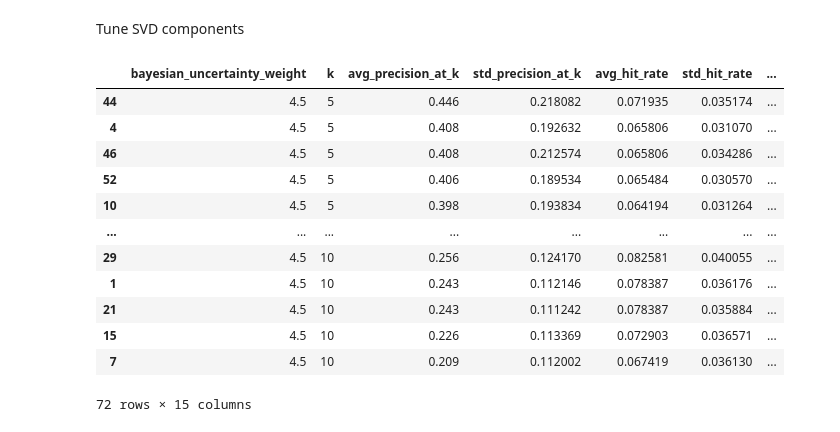
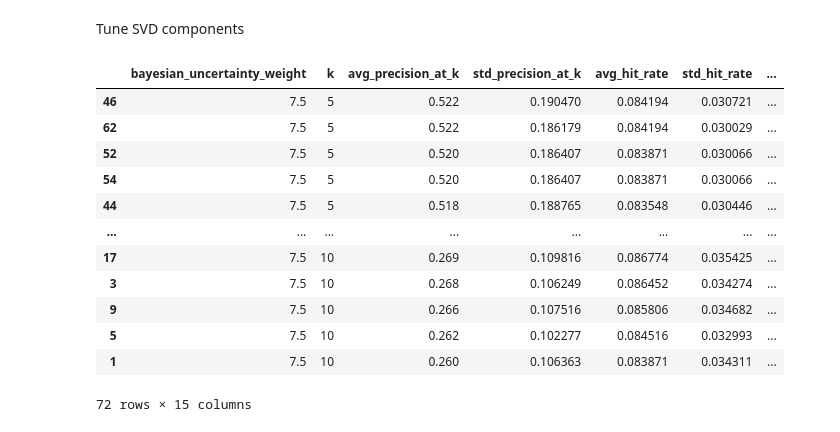
Before and after one commit to sidmetikala-dev/anirec_v2, a Jupyter notebook: notebooks/svd_params_tuning_20260615.ipynb, the cells around one changed output. Saved outputs shown, nothing was run; the diff lists cells and outputs as text; code cells hidden in the pictures.

```diff
--- a/notebooks/svd_params_tuning_20260615.ipynb
+++ b/notebooks/svd_params_tuning_20260615.ipynb
@@ -3,3 +1,13 @@ Get User Data
+# %%
+from pathlib import Path
+import sys
+
+PROJECT_ROOT = Path.cwd()
+if PROJECT_ROOT.name == "notebooks":
+    PROJECT_ROOT = PROJECT_ROOT.parent
+
+if str(PROJECT_ROOT) not in sys.path:
+    sys.path.insert(0, str(PROJECT_ROOT))
 # %%
 import os
 import pandas as pd
@@ -28,7 +36,10 @@ Users data
 #     scores = mal_client.get_scores(user_data)
 #     users_scores[user] = scores
 # %%
-anime_data_client = AnimeDataClient(client_id)
+anime_data_client = AnimeDataClient(
+    client_id,
+    cache_file=PROJECT_ROOT / "anime_cache.json",
+)
 # %%
 anime_data = anime_data_client.get_cache()
 # %% [markdown]
@@ -69,7 +80,7 @@ svd_component_results = []
 n_runs = 100
 max_features = [500, 1000, 1500, 2000, 2500, 3000, 3500, 4000, 4500]
 components = [50, 100, 200, 300]
-weights_uncertainty = [4.5]
+weights_uncertainty = [7.5]
 tuning_top_ks = [5, 10]
 for n_feature in max_features:
     for component in components:
@@ -89,6 +100,10 @@ for n_feature in max_features:
             anime_df_scaled=component_anime_df_scaled,
             anime_df=component_anime_df,
             scores=user_scores,
+            anime_data_client=anime_data_client,
+            anime_data=anime_data,
+            builder=builder,
+            recommender=recommender,
         )
 
         (
@@ -97,42 +112,42 @@ for n_feature in max_features:
             best_bayesian_weights,
             baseline_results,
             baseline_summary,
         ) = hitman.tune_bayesian_uncertainty(
             weights=weights_uncertainty,
             n_runs=n_runs,
             top_ks=tuning_top_ks,
             random_state=42,
         )
 
 
         average_metrics = bayesian_summary.merge(
             baseline_summary,
             on="k",
             how="left",
         ).rename(columns={"uncertainty_weight": "bayesian_uncertainty_weight"})
         average_metrics["component"] = component
         average_metrics["n_feature"] = n_feature
         average_metrics["svd_explained_variance"] = builder.svd_explained_variance
 
         svd_component_results.append(average_metrics)
 
 svd_component_summary = (
     pd.concat(svd_component_results, ignore_index=True)
     .sort_values(["k", "avg_precision_at_k"], ascending=[True, False])
 )
 
 svd_component_summary
 # %% [output]
 |  | bayesian_uncertainty_weight | k | avg_precision_at_k | std_precision_at_k | avg_hit_rate | std_hit_rate | ... |
-| 44 | 4.5 | 5 | 0.446 | 0.218082 | 0.071935 | 0.035174 | ... |
-| 4 | 4.5 | 5 | 0.408 | 0.192632 | 0.065806 | 0.031070 | ... |
-| 46 | 4.5 | 5 | 0.408 | 0.212574 | 0.065806 | 0.034286 | ... |
-| 52 | 4.5 | 5 | 0.406 | 0.189534 | 0.065484 | 0.030570 | ... |
-| 10 | 4.5 | 5 | 0.398 | 0.193834 | 0.064194 | 0.031264 | ... |
+| 46 | 7.5 | 5 | 0.522 | 0.190470 | 0.084194 | 0.030721 | ... |
+| 62 | 7.5 | 5 | 0.522 | 0.186179 | 0.084194 | 0.030029 | ... |
+| 52 | 7.5 | 5 | 0.520 | 0.186407 | 0.083871 | 0.030066 | ... |
+| 54 | 7.5 | 5 | 0.520 | 0.186407 | 0.083871 | 0.030066 | ... |
+| 44 | 7.5 | 5 | 0.518 | 0.188765 | 0.083548 | 0.030446 | ... |
 | ... | ... | ... | ... | ... | ... | ... | ... |
-| 29 | 4.5 | 10 | 0.256 | 0.124170 | 0.082581 | 0.040055 | ... |
-| 1 | 4.5 | 10 | 0.243 | 0.112146 | 0.078387 | 0.036176 | ... |
-| 21 | 4.5 | 10 | 0.243 | 0.111242 | 0.078387 | 0.035884 | ... |
-| 15 | 4.5 | 10 | 0.226 | 0.113369 | 0.072903 | 0.036571 | ... |
-| 7 | 4.5 | 10 | 0.209 | 0.112002 | 0.067419 | 0.036130 | ... |
+| 17 | 7.5 | 10 | 0.269 | 0.109816 | 0.086774 | 0.035425 | ... |
+| 3 | 7.5 | 10 | 0.268 | 0.106249 | 0.086452 | 0.034274 | ... |
+| 9 | 7.5 | 10 | 0.266 | 0.107516 | 0.085806 | 0.034682 | ... |
+| 5 | 7.5 | 10 | 0.262 | 0.102277 | 0.084516 | 0.032993 | ... |
+| 1 | 7.5 | 10 | 0.260 | 0.106363 | 0.083871 | 0.034311 | ... |
 72 rows × 15 columns
```
Also changed, not shown: parts of 7 cells of this notebook, 12 other files.
